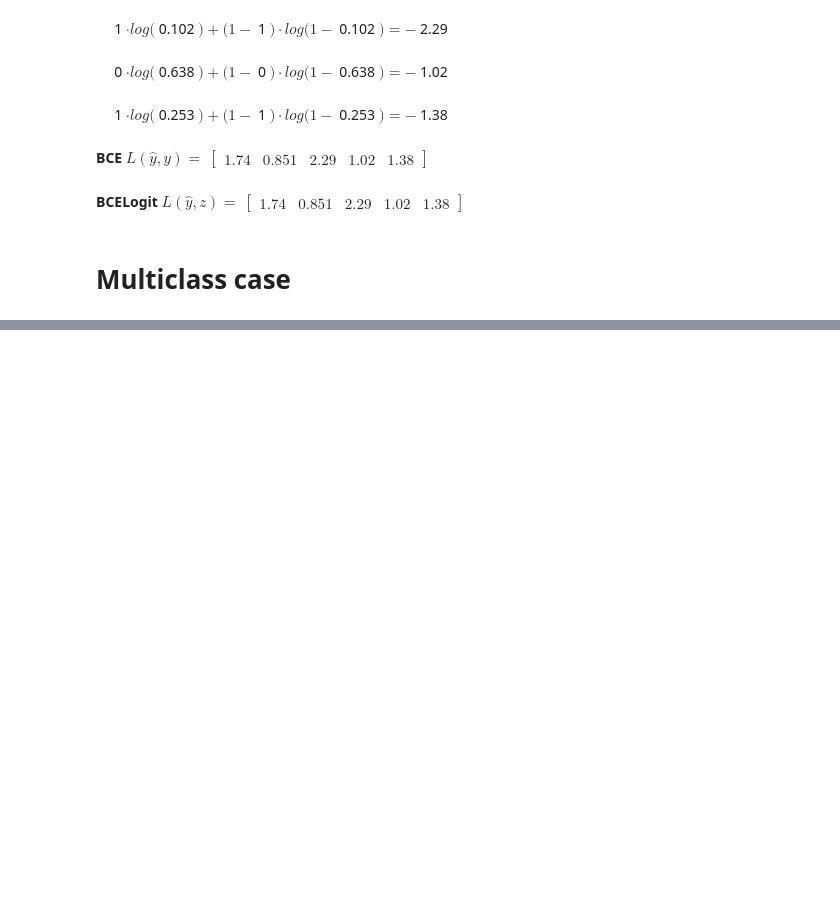
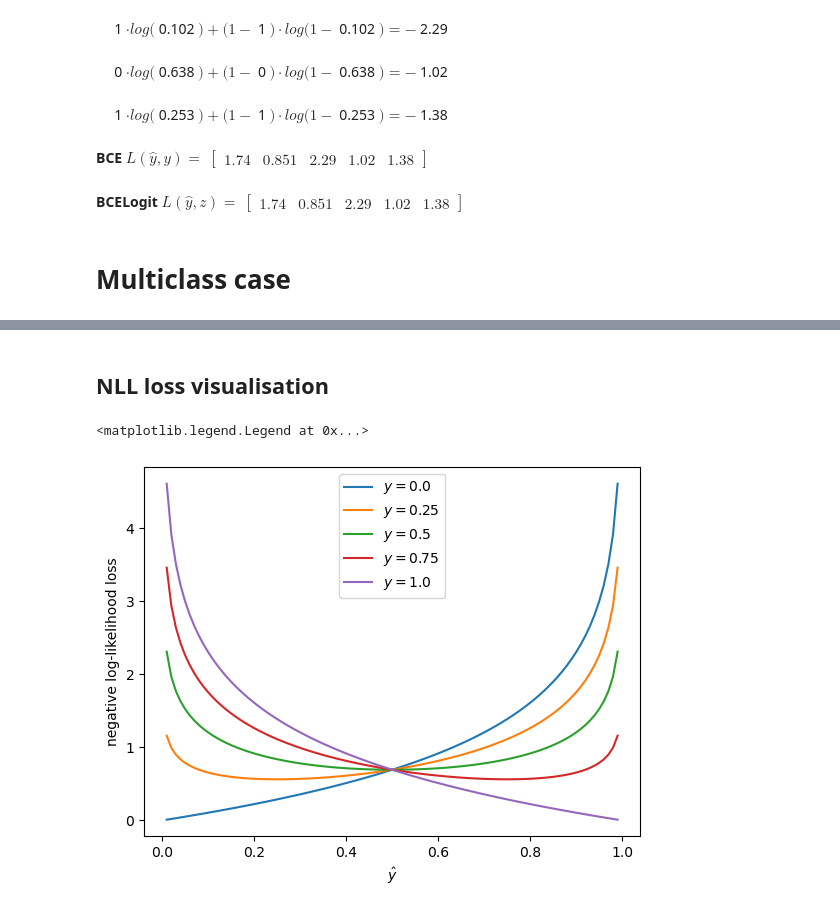
Before and after one commit to bzitko/nlp_repo, a Jupyter notebook: demos/demo losses.ipynb, the cells around one changed output, grey strips where cells are left out. Cells and saved outputs as stored; diff of their text form; code cells hidden in the pictures; blank space fills up the shorter version.

```diff
--- a/demos/demo losses.ipynb
+++ b/demos/demo losses.ipynb
@@ -92,0 +96,19 @@ $CELoss(z, y)$ $\begin{bmatrix} 1.45 & 3.78 & 2.16 & 1.27 & 1.5\end{bmatrix}$
+# %% [markdown]
+## NLL loss visualisation
+# %%
+y = torch.arange(0, 1.1, step=0.25)
+yhat = torch.arange(0, 1.1, step=0.01)
+
+
+for y_i in y:
+    loglikes = []
+    for yhat_i in yhat:
+        loglike = -(y_i * yhat_i.log() + (1 - y_i) * (1 - yhat_i).log())
+        loglikes.append(loglike)
+    plt.plot(yhat, loglikes, label=f"$y={y_i:.2}$")
+plt.xlabel("$\hat{y}$")
+plt.ylabel("negative log-likelihood loss")
+plt.legend()
+# %% [output]
+<matplotlib.legend.Legend at 0x...>
+[figure, added]
```
Also changed, not shown: parts of 2 cells of this notebook, 9 other files.
